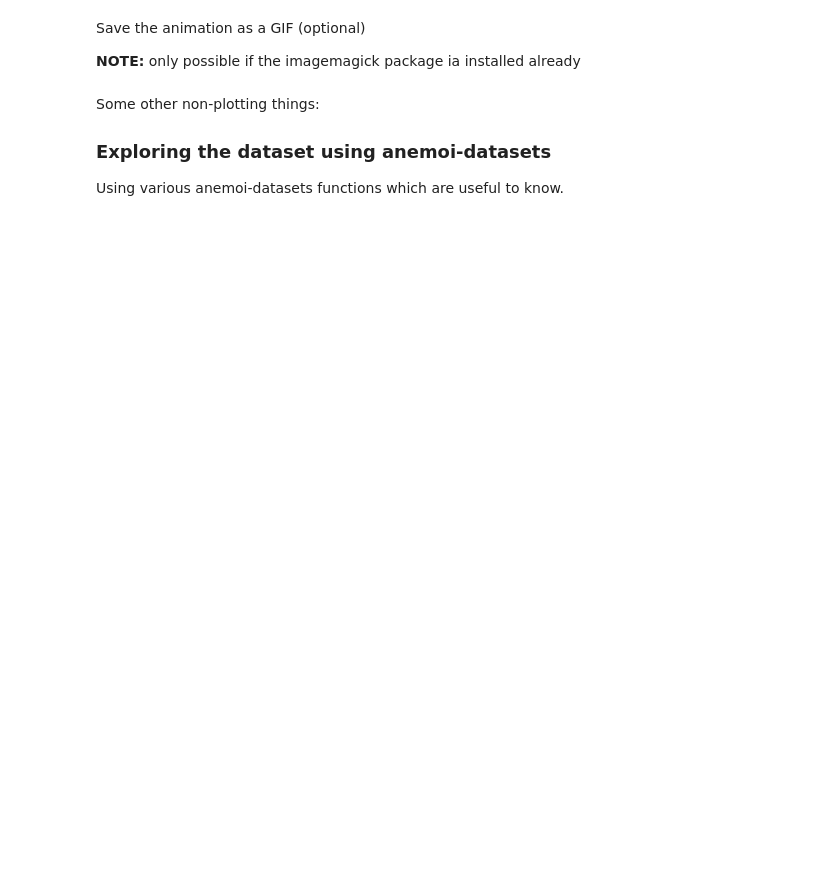
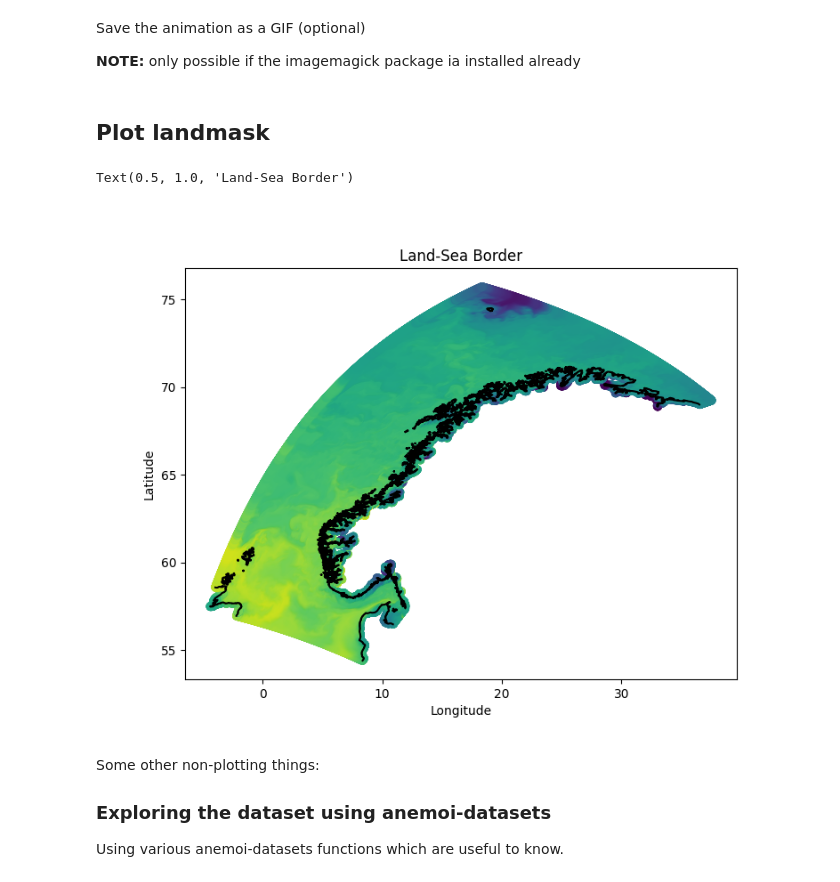
Before and after one commit to metno/ocean-ai, a Jupyter notebook: plot/plot_zarr.ipynb, the cells around one changed output. Cells and saved outputs as stored; diff of their text form; code cells hidden in the pictures; blank space fills up the shorter version.

```diff
--- a/plot/plot_zarr.ipynb
+++ b/plot/plot_zarr.ipynb
@@ -68,6 +71,28 @@ Save the animation as a GIF (optional)
 **NOTE:** only possible if the imagemagick package ia installed already
 # %%
 #ani.save('zarr_animation.gif', writer='imagemagick')
+# %% [markdown]
+## Plot landmask
+# %%
+# Load contour paths from the .npy file
+dir_save = '/lustre/storeB/project/fou/hi/foccus/ina/ocean-ai/plot/'
+contour_loaded = np.load(dir_save + 'surface_mask_contour_paths.npy', allow_pickle=True)
+# %%
+fig3, ax3 = plt.subplots(figsize=(8, 6))
+ax3.pcolormesh(lon_grid,lat_grid,var_interp[0])
+ax3.scatter(longitude, latitude, c=var_norway[0])
+
+# Plot each contour path
+for vertices in contour_loaded:
+    ax3.plot(vertices[:, 0], vertices[:, 1], color='black')
+
+# Add labels and a title
+ax3.set_xlabel('Longitude')
+ax3.set_ylabel('Latitude')
+ax3.set_title('Land-Sea Border')
+# %% [output]
+Text(0.5, 1.0, 'Land-Sea Border')
+[figure, added]
 # %% [markdown]
 Some other non-plotting things:
 ### Exploring the dataset using anemoi-datasets
```
Also changed, not shown: parts of 1 cell of this notebook, 3 other files.
